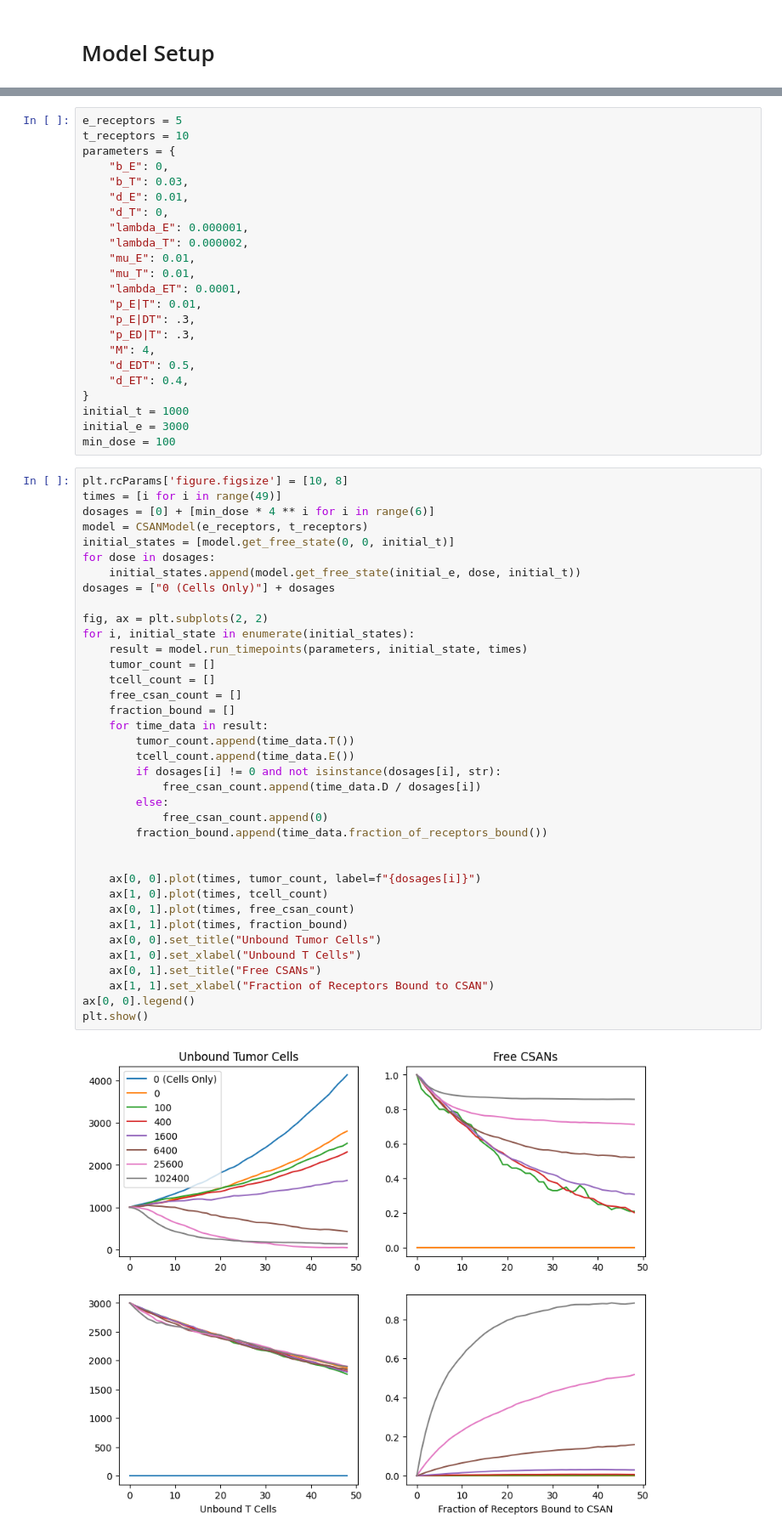
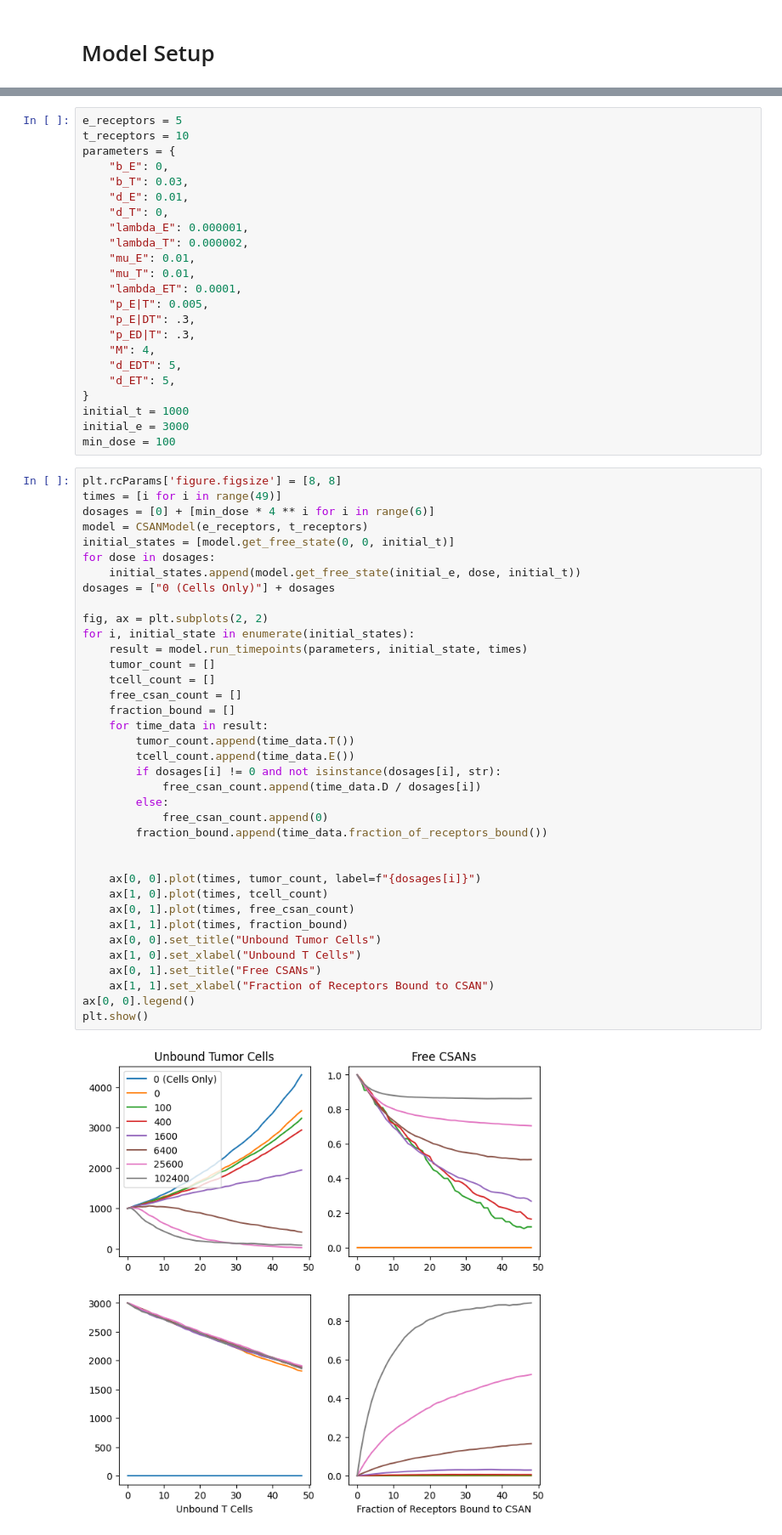
Before and after one commit to naomiburks/CSAN_model_dose_sensitivity, a Jupyter notebook: full_stochastic.ipynb, the cells around one changed output, grey strips where cells are left out. Shown at 85% size. Saved outputs shown, nothing was run; the diff lists cells and outputs as text.

```diff
--- a/full_stochastic.ipynb
+++ b/full_stochastic.ipynb
@@ -506,18 +508,18 @@ parameters = {
     "mu_E": 0.01,
     "mu_T": 0.01,
     "lambda_ET": 0.0001,
-    "p_E|T": 0.01,
+    "p_E|T": 0.005,
     "p_E|DT": .3,
     "p_ED|T": .3,
     "M": 4,
-    "d_EDT": 0.5,
-    "d_ET": 0.4,
+    "d_EDT": 5,
+    "d_ET": 5,
 }
 initial_t = 1000
 initial_e = 3000
 min_dose = 100
 # %%
-plt.rcParams['figure.figsize'] = [10, 8]
+plt.rcParams['figure.figsize'] = [8, 8]
 times = [i for i in range(49)]
 dosages = [0] + [min_dose * 4 ** i for i in range(6)]
 model = CSANModel(e_receptors, t_receptors)
@@ -527,31 +529,31 @@ for dose in dosages:
 dosages = ["0 (Cells Only)"] + dosages
 
 fig, ax = plt.subplots(2, 2)
 for i, initial_state in enumerate(initial_states):
     result = model.run_timepoints(parameters, initial_state, times)
     tumor_count = []
     tcell_count = []
     free_csan_count = []
     fraction_bound = []
     for time_data in result:
         tumor_count.append(time_data.T())
         tcell_count.append(time_data.E())
         if dosages[i] != 0 and not isinstance(dosages[i], str):
             free_csan_count.append(time_data.D / dosages[i])
         else:
             free_csan_count.append(0)
         fraction_bound.append(time_data.fraction_of_receptors_bound())
 
 
     ax[0, 0].plot(times, tumor_count, label=f"{dosages[i]}")
     ax[1, 0].plot(times, tcell_count)
     ax[0, 1].plot(times, free_csan_count)
     ax[1, 1].plot(times, fraction_bound)
     ax[0, 0].set_title("Unbound Tumor Cells")
     ax[1, 0].set_xlabel("Unbound T Cells")
     ax[0, 1].set_title("Free CSANs")
     ax[1, 1].set_xlabel("Fraction of Receptors Bound to CSAN")
 ax[0, 0].legend()
 plt.show()
 # %% [output]
-[figure, old version]
+[figure, new version]
```
Also changed, not shown: parts of 3 cells of this notebook, 2 other files.
